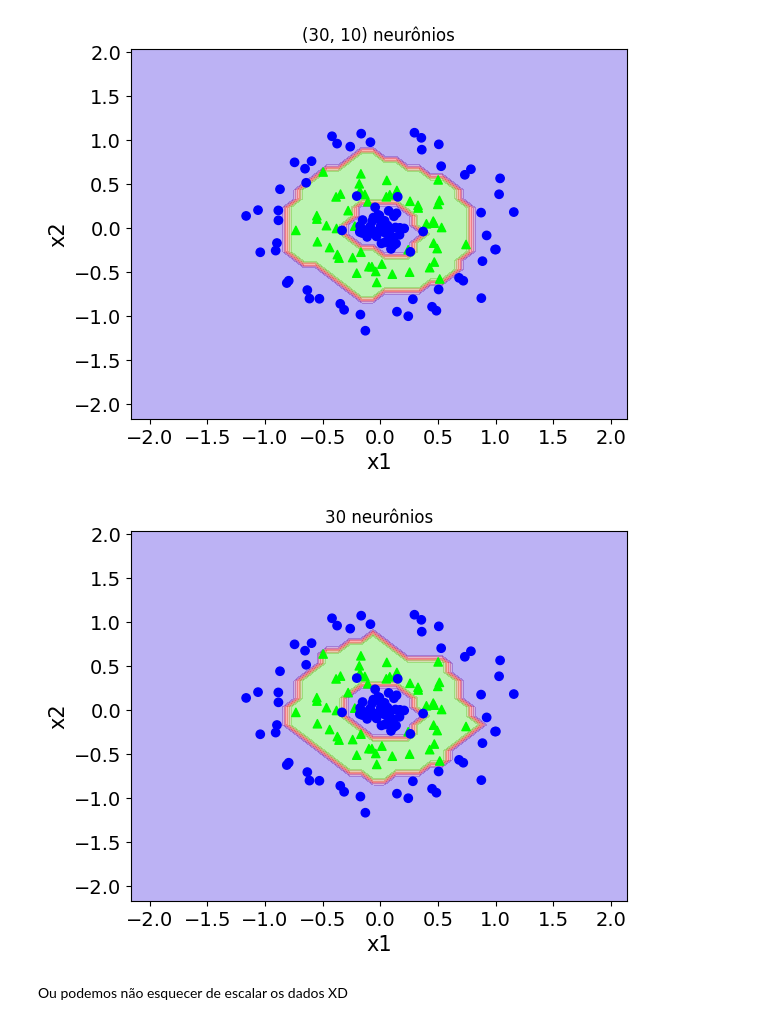
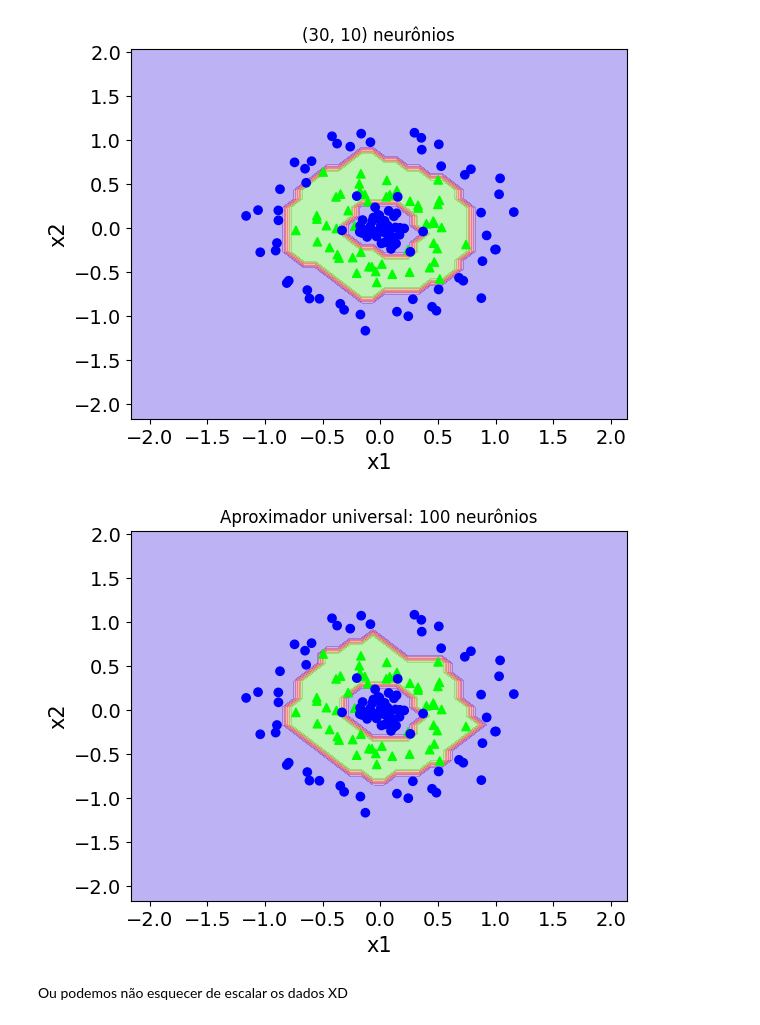
Before and after one commit to smastelini/eng-soft-ml-uel, a Jupyter notebook: aula-6.ipynb, the cells around one changed output. Saved outputs shown, nothing was run; the diff lists cells and outputs as text; code cells hidden in the pictures.

```diff
--- a/aula-6.ipynb
+++ b/aula-6.ipynb
@@ -595,10 +766,10 @@ plt.show()
 [figure]
 # %%
 plot_decision_boundaries(X2, y2, MLPClassifier(hidden_layer_sizes=(100,), max_iter=5000, random_state = 42))
-plt.title("30 neurônios")
+plt.title("Aproximador universal: 100 neurônios")
 plt.show()
 # %% [output]
-[figure, old version]
+[figure, new version]
 # %% [markdown]
 Ou podemos não esquecer de escalar os dados XD
 # %%
```
Also changed, not shown: parts of 25 cells of this notebook, 2 other files.
